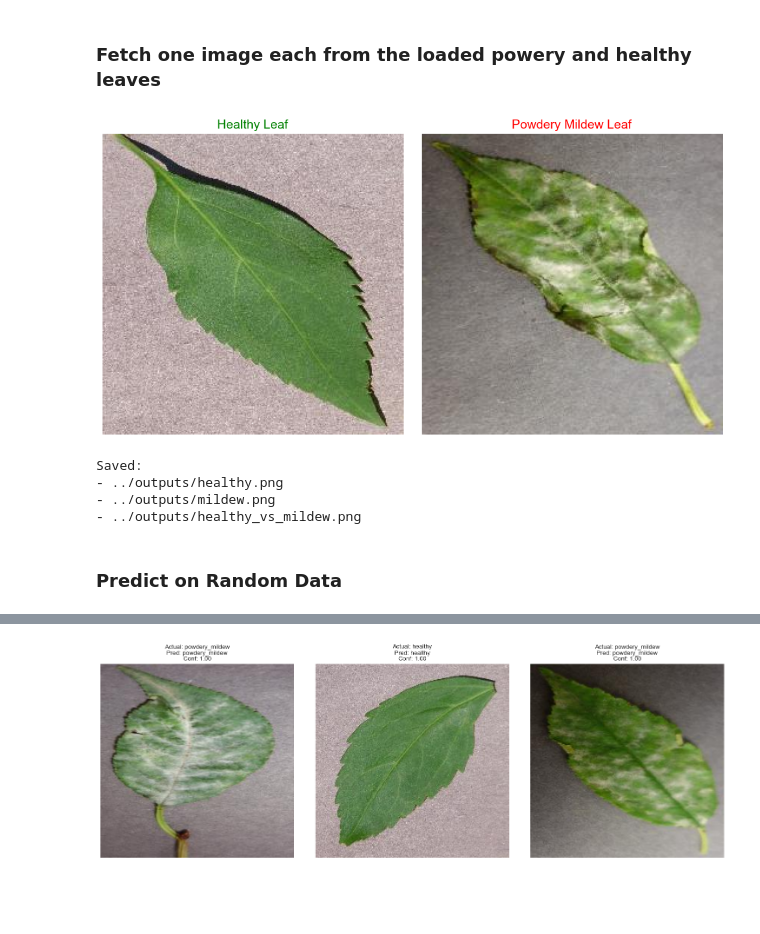
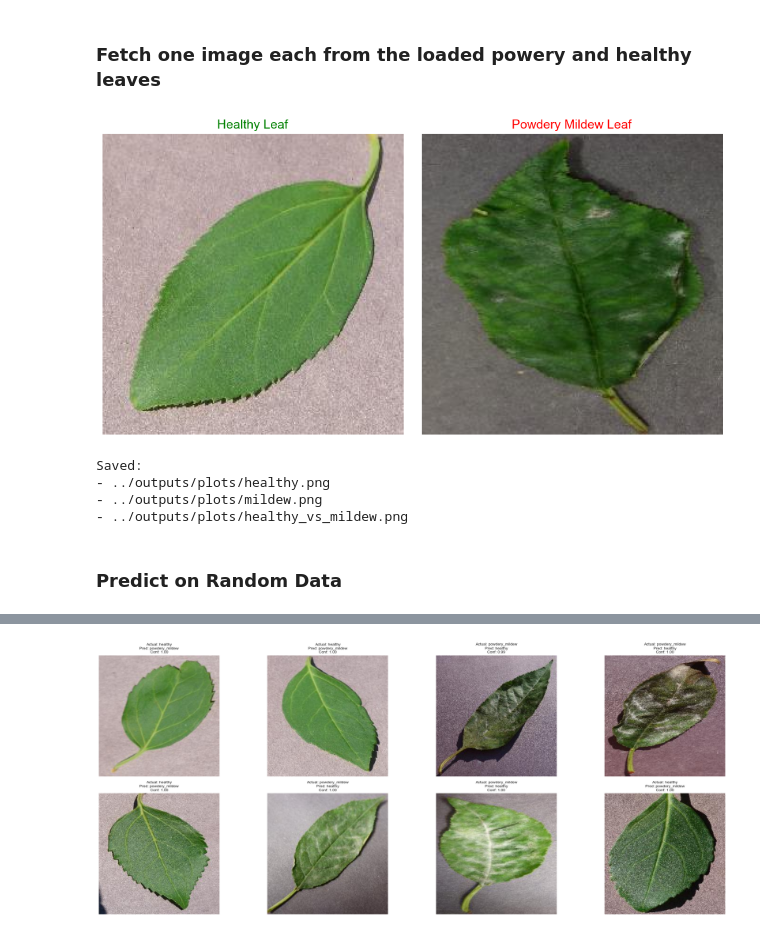
Before and after one commit to peleisaac/mildew-detection-project, a Jupyter notebook: jupyter_notebooks/06_ModelEvaluation.ipynb, the cells around one changed output, grey strips where cells are left out. Drawn from its saved outputs; the diff is of its cells as text; code cells hidden in the pictures; blank space fills up the shorter version.

```diff
--- a/jupyter_notebooks/06_ModelEvaluation.ipynb
+++ b/jupyter_notebooks/06_ModelEvaluation.ipynb
@@ -55,4 +50,4 @@ Because i don't want to re build and train the model;
 # %%
 from tensorflow.keras.models import load_model
 
-model = load_model("../outputs/mildew_model.h5")
+model = load_model("../outputs/mildew_model_softmax.keras")
@@ -323,0 +382,39 @@ ROC data saved to ../outputs/roc_data.json
+# %%
+import numpy as np
+import json
+from pathlib import Path
+import matplotlib.pyplot as plt
+from sklearn.metrics import roc_curve, auc
+
+# Ensure `val_predictions` is (N, 2) from softmax
+# Select probabilities for the "positive" class (e.g., Powdery Mildew)
+positive_class_index = 1  # change this if 'healthy' is index 1
+positive_probs = val_predictions[:, positive_class_index]
+
+# Compute ROC data
+fpr, tpr, thresholds = roc_curve(val_labels, positive_probs)
+roc_auc = auc(fpr, tpr)
+
+# Save ROC data as JSON
+output_dir = Path("../outputs")
+roc_data = {
+    "fpr": fpr.tolist(),
+    "tpr": tpr.tolist(),
+    "auc": roc_auc
+}
+with open(output_dir / "roc_data.json", "w") as f:
+    json.dump(roc_data, f)
+
+# Plot and save image
+plt.figure(figsize=(8, 6))
+plt.plot(fpr, tpr, color='darkorange', lw=2, label=f'ROC curve (AUC = {roc_auc:.2f})')
+plt.plot([0, 1], [0, 1], color='navy', lw=2, linestyle='--')
+plt.xlabel('False Positive Rate')
+plt.ylabel('True Positive Rate')
+plt.title('Receiver Operating Characteristic (ROC) Curve')
+plt.legend(loc="lower right")
+plt.tight_layout()
+plt.savefig(output_dir / "plots/roc_curve.png", dpi=150)
+plt.close()
+
+print("ROC data saved to ../outputs/roc_data.json")
@@ -385,7 +484,7 @@ import os
 
 # Paths
 test_path = "../inputs/split-leaves/test"
-output_dir = "../outputs"
+output_dir = "../outputs/plots"
 labels = ["healthy", "powdery_mildew"]
 healthy_output = os.path.join(output_dir, "healthy.png")
 mildew_output = os.path.join(output_dir, "mildew.png")
@@ -410,7 +509,7 @@ plt.title("Healthy Leaf", fontsize=14, color='green')
 plt.axis("off")
 plt.tight_layout()
 plt.savefig(healthy_output, dpi=150)
-plt.close()A
+plt.close()
 
 # Save Mildew Image
 plt.figure(figsize=(4, 4))
@@ -438,11 +537,11 @@ plt.show()
 
 print(f"Saved:\n- {healthy_output}\n- {mildew_output}\n- {combined_output}")
 # %% [output]
-[figure, old version]
+[figure, new version]
 Saved:
-- ../outputs/healthy.png
-- ../outputs/mildew.png
-- ../outputs/healthy_vs_mildew.png
+- ../outputs/plots/healthy.png
+- ../outputs/plots/mildew.png
+- ../outputs/plots/healthy_vs_mildew.png
 # %% [markdown]
 ### Predict on Random Data
 # %%
@@ -455,7 +554,7 @@ import random
 # Setup
 test_path = "../inputs/split-leaves/test"
 labels = ["healthy", "powdery_mildew"]
-num_preds = 3
+num_preds = 8
 
 # Create subplots
 fig, axes = plt.subplots(2, 4, figsize=(25, 10))
@@ -483,5 +582,6 @@ for i in range(num_preds):
     axes[i].set_title(f"Actual: {label}\nPred: {pred_class}\nConf: {confidence:.2f}", fontsize=10)
 
 plt.tight_layout()
+plt.savefig("../outputs/plots/sample_predictions.png", bbox_inches='tight', dpi=150)
 plt.show()
 # %% [output]
@@ -491 +596 @@ plt.show()
-[figure, old version]
+[figure, new version]
```
Also changed, not shown: parts of 14 cells of this notebook, 1 other file.
